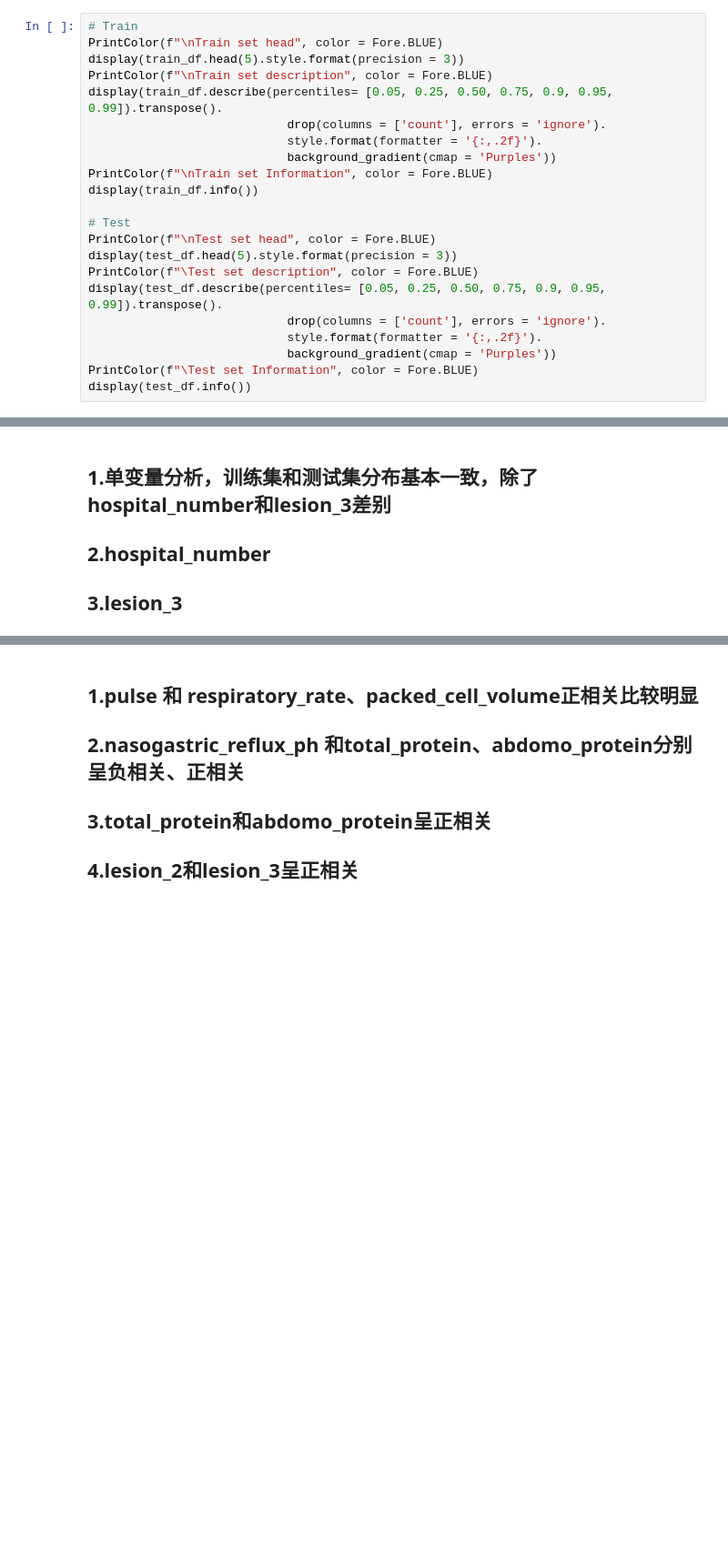
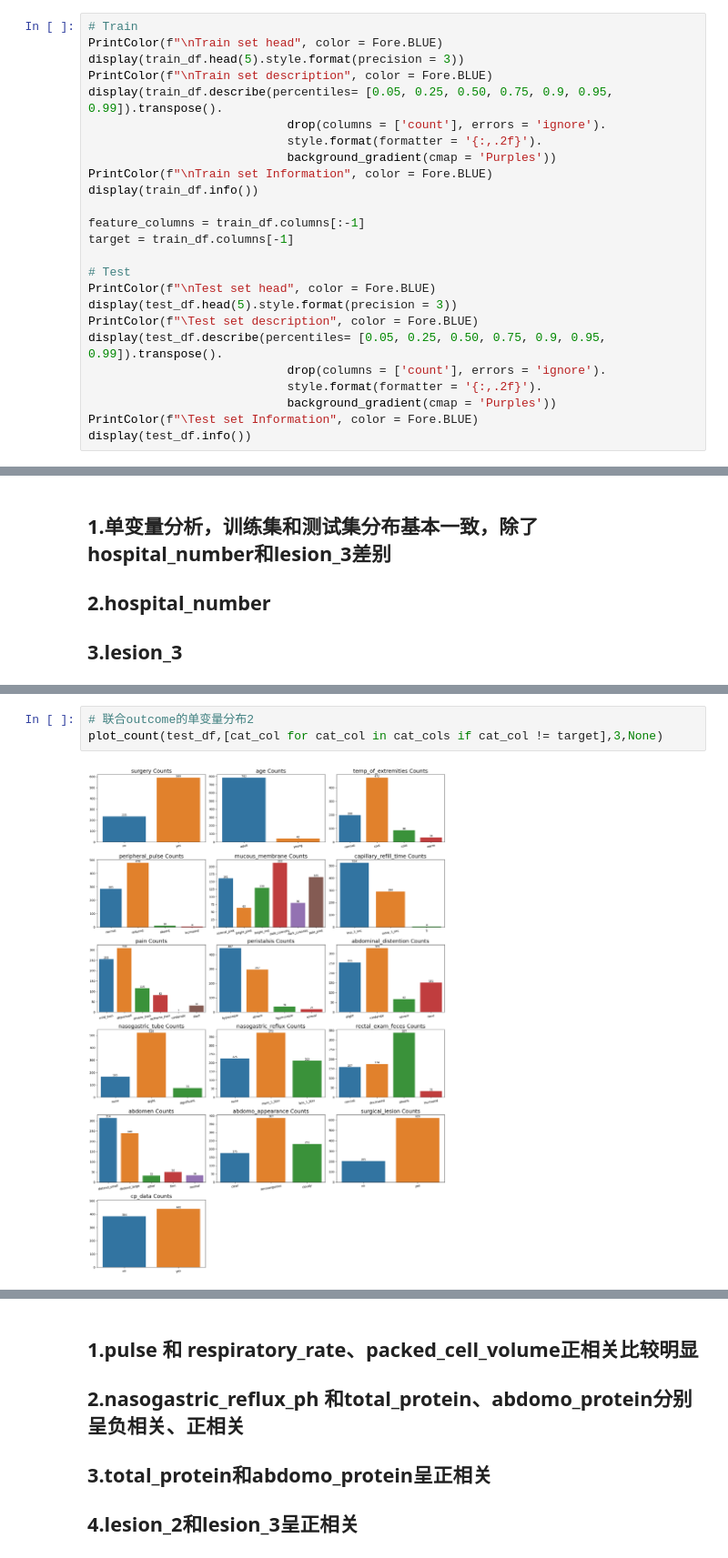
Before and after one commit to TaurrBen/Kaggle, a Jupyter notebook: 1-predicthealthoutcomesofhorses.ipynb, the cells around one changed output, grey strips where cells are left out. Shown at 91% size. Saved outputs shown, nothing was run; the diff lists cells and outputs as text; blank space fills up the shorter version.

```diff
--- a/1-predicthealthoutcomesofhorses.ipynb
+++ b/1-predicthealthoutcomesofhorses.ipynb
@@ -79,6 +79,9 @@ display(train_df.describe(percentiles= [0.05, 0.25, 0.50, 0.75, 0.9, 0.95, 0.99]
 PrintColor(f"\nTrain set Information", color = Fore.BLUE)
 display(train_df.info())
 
+feature_columns = train_df.columns[:-1]
+target = train_df.columns[-1]
+
 # Test
 PrintColor(f"\nTest set head", color = Fore.BLUE)
 display(test_df.head(5).style.format(precision = 3))
@@ -364,0 +434,5 @@ for i, column in enumerate(num_cols):
+# %%
+# 联合outcome的单变量分布2
+plot_count(test_df,[cat_col for cat_col in cat_cols if cat_col != target],3,None)
+# %% [output]
+[figure, added]
```
Also changed, not shown: parts of 15 cells of this notebook.
